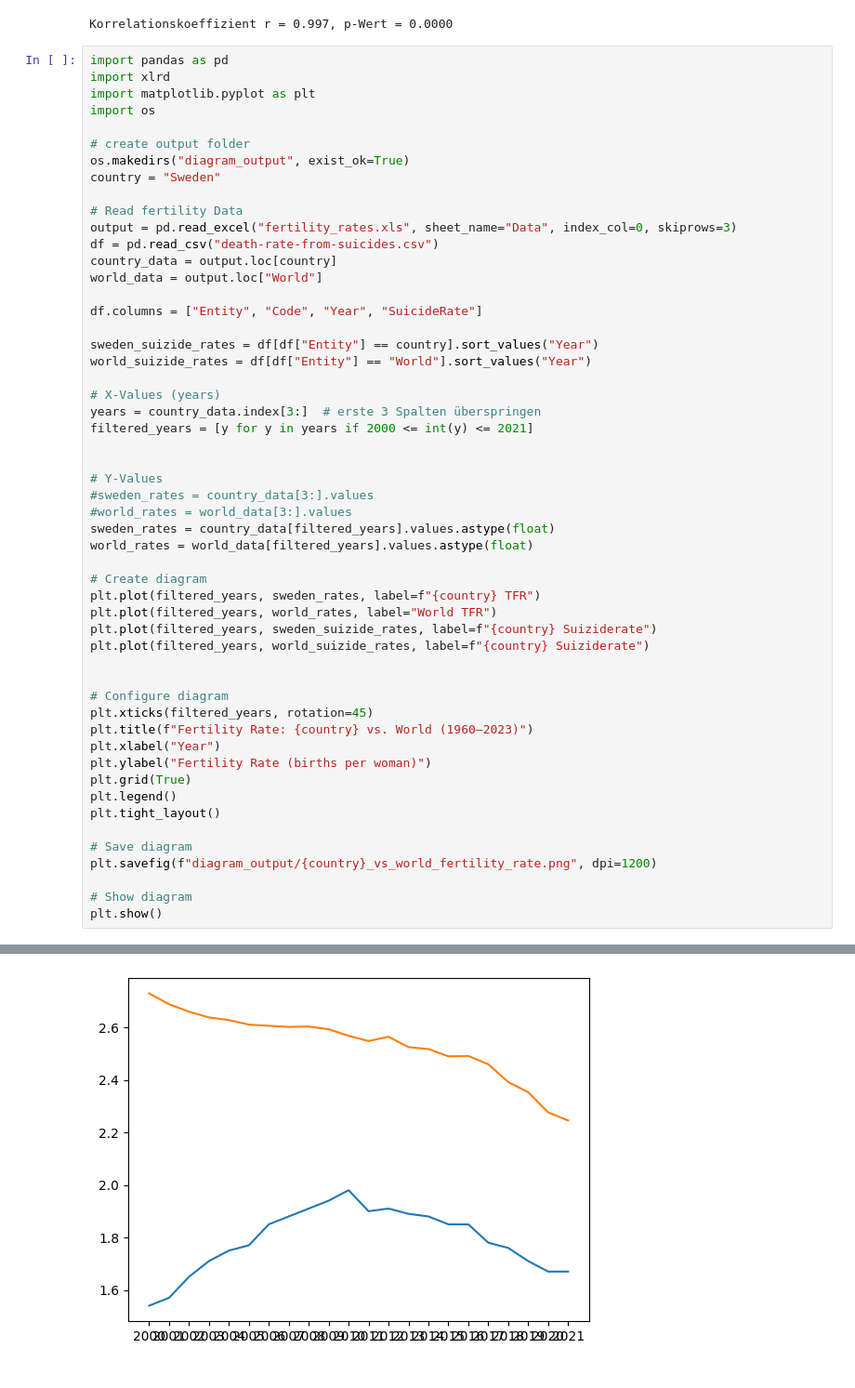
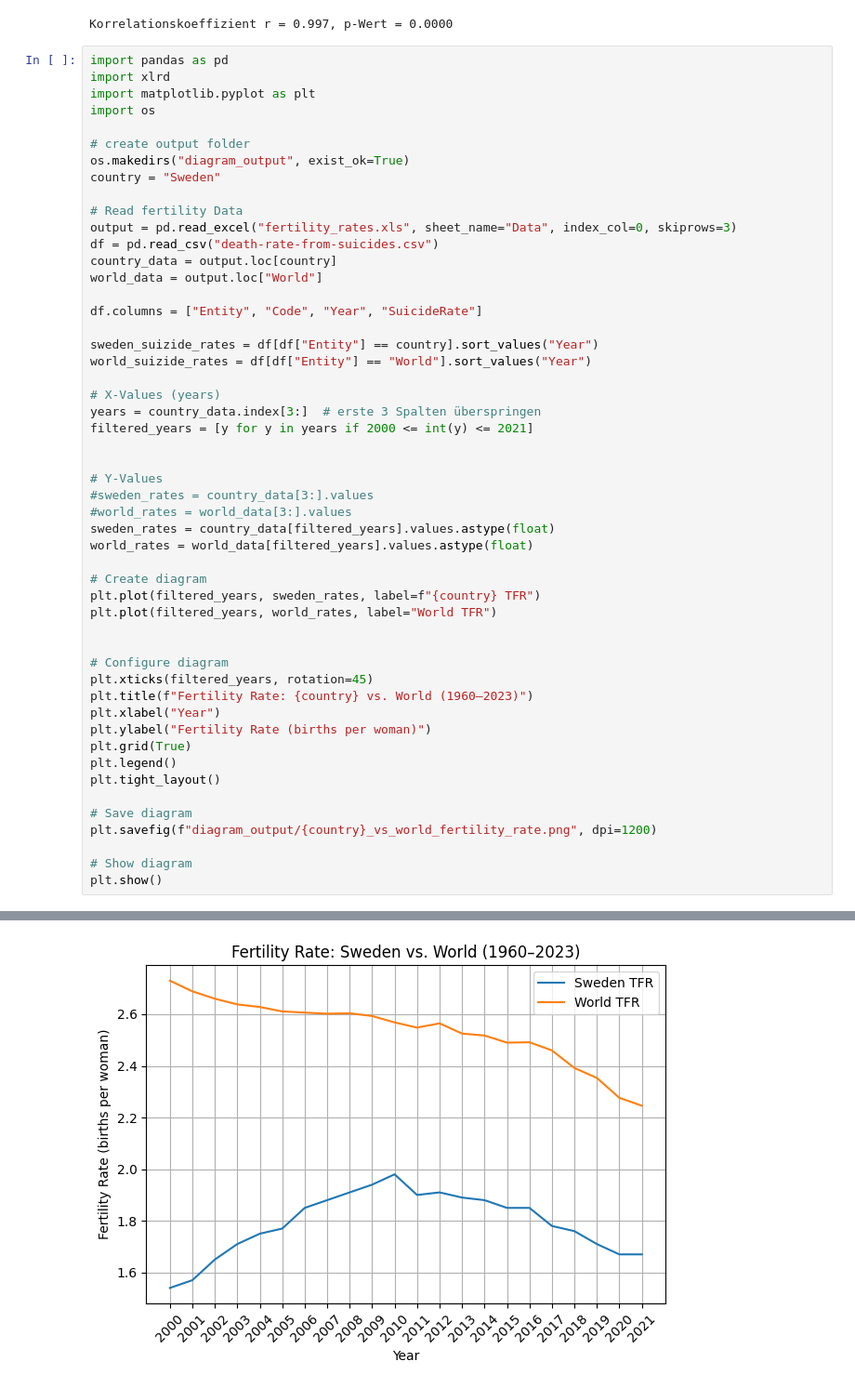
Before and after one commit to SkaldorHub/ds_fertility_rate, a Jupyter notebook: schweden_diagramme.ipynb, the cells around one changed output, grey strips where cells are left out. Shown at 93% size. Saved outputs shown, nothing was run; the diff lists cells and outputs as text.

```diff
--- a/schweden_diagramme.ipynb
+++ b/schweden_diagramme.ipynb
@@ -44,8 +44,6 @@ world_rates = world_data[filtered_years].values.astype(float)
 # Create diagram
 plt.plot(filtered_years, sweden_rates, label=f"{country} TFR")
 plt.plot(filtered_years, world_rates, label="World TFR")
-plt.plot(filtered_years, sweden_suizide_rates, label=f"{country} Suiziderate")
-plt.plot(filtered_years, world_suizide_rates, label=f"{country} Suiziderate")
 
 
 # Configure diagram
@@ -67 +64 @@ TypeError: unhashable type: 'numpy.ndarray'
-[figure, old version]
+[figure, new version]
```
Also changed, not shown: parts of 3 cells of this notebook, 7 other files.
